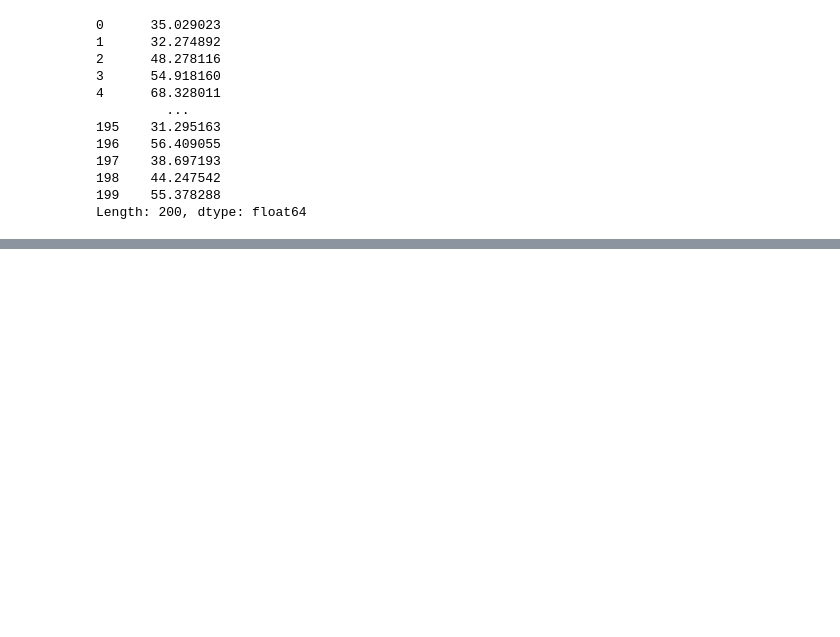
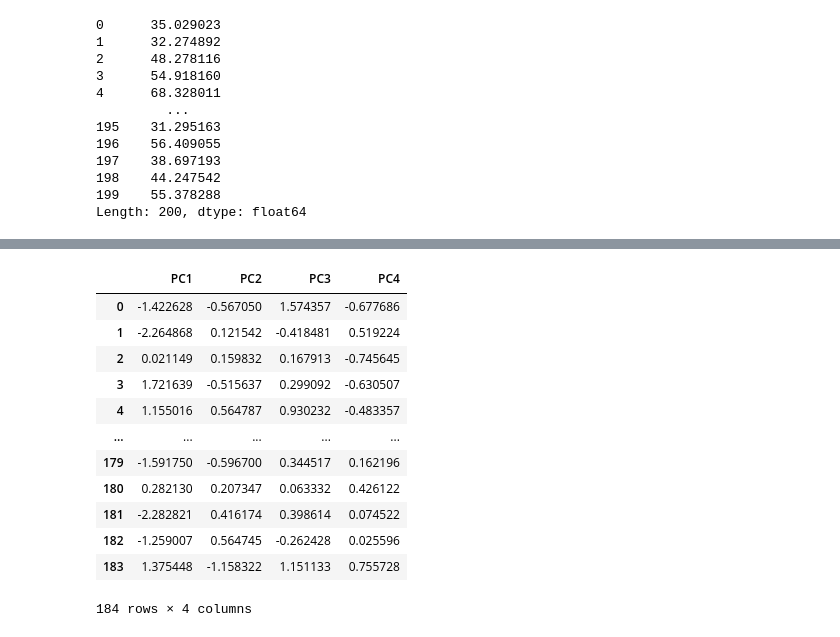
Before and after one commit to Anoom-A8/TK1, a Jupyter notebook: pcr.ipynb, the cells around one changed output, grey strips where cells are left out. Cells and saved outputs as stored; diff of their text form; code cells hidden in the pictures; blank space fills up the shorter version.

```diff
--- a/pcr.ipynb
+++ b/pcr.ipynb
@@ -145,16 +148,27 @@ def eigen_decomp(A, max_iter=100, tol=1e-8):
     return eigenvalues, eigenvectors
 # %%
 def pca(x, threshold):
-    x_std = standardize(x)
-    cov_matrix = covariance_matrix(x_std)
-    eigenvalues, eigenvectors = eigen_decomp(cov_matrix)
+    # Convert the DataFrame to NumPy array if it's a Pandas DataFrame
+    if isinstance(x, pd.DataFrame):
+        x = x.values  # Convert to NumPy array
+
+    x_std = standardize(x)  # Standardize the data
+    cov_matrix = covariance_matrix(x_std)  # Get the covariance matrix
+    eigenvalues, eigenvectors = eigen_decomp(cov_matrix)  # Perform eigen decomposition
+
+    # Calculate variance ratio and determine the number of components
     total_variance = np.sum(eigenvalues)
     variance_ratio = eigenvalues / total_variance
     cumulative_variance_ratio = np.cumsum(variance_ratio)
     print(f"Explained variance ratio: {cumulative_variance_ratio}")
-    n_components = np.argmax(cumulative_variance_ratio >= threshold) + 1
-    V_k  = eigenvectors[:, :n_components]
-    Z = np.dot(X_std, V_k)
+
+    n_components = np.argmax(cumulative_variance_ratio >= threshold) + 1  # Find the number of components
+
+    # Select the top `n_components` eigenvectors
+    V_k = eigenvectors[:, :n_components]
+
+    # Project the data onto the new basis
+    Z = np.dot(x_std, V_k)
 
     return Z, V_k, n_components
 # %%
@@ -417,0 +551,4 @@ np.float64(151.0593195136738)
+# %%
+Z_no_outlier, V_k_no_outlier, n_components_no_outlier = pca(X_no_outlier_df, 0.90)
+print(V_k_no_outlier)
+print(n_components_no_outlier)
@@ -417,0 +564,17 @@ np.float64(151.0593195136738)
+# %%
+pca_no_outlier = pd.DataFrame(data=Z_no_outlier, columns=[f"PC{i+1}" for i in range(n_components_no_outlier)])
+pca_no_outlier
+# %% [output]
+|  | PC1 | PC2 | PC3 | PC4 |
+| 0 | -1.422628 | -0.567050 | 1.574357 | -0.677686 |
+| 1 | -2.264868 | 0.121542 | -0.418481 | 0.519224 |
+| 2 | 0.021149 | 0.159832 | 0.167913 | -0.745645 |
+| 3 | 1.721639 | -0.515637 | 0.299092 | -0.630507 |
+| 4 | 1.155016 | 0.564787 | 0.930232 | -0.483357 |
+| ... | ... | ... | ... | ... |
+| 179 | -1.591750 | -0.596700 | 0.344517 | 0.162196 |
+| 180 | 0.282130 | 0.207347 | 0.063332 | 0.426122 |
+| 181 | -2.282821 | 0.416174 | 0.398614 | 0.074522 |
+| 182 | -1.259007 | 0.564745 | -0.262428 | 0.025596 |
+| 183 | 1.375448 | -1.158322 | 1.151133 | 0.755728 |
+184 rows × 4 columns
```
Also changed, not shown: parts of 23 cells of this notebook.
